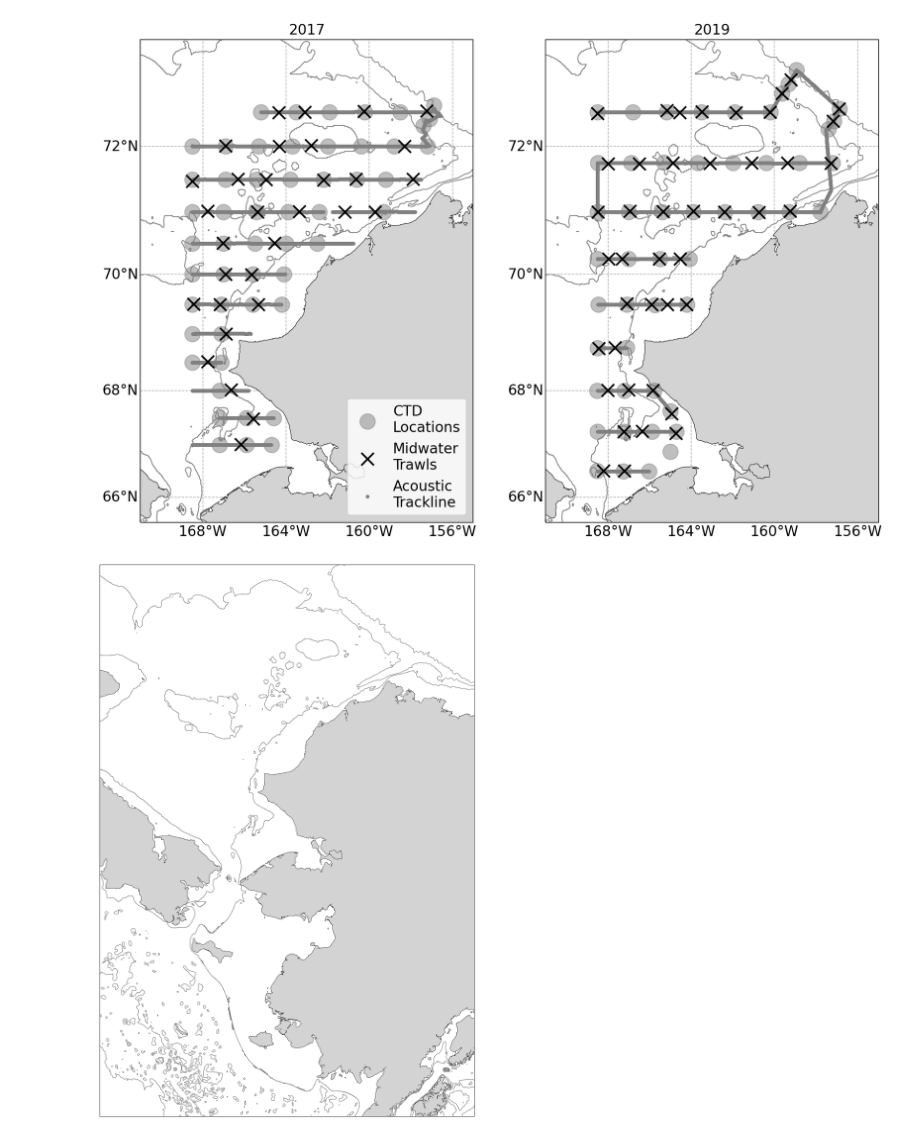
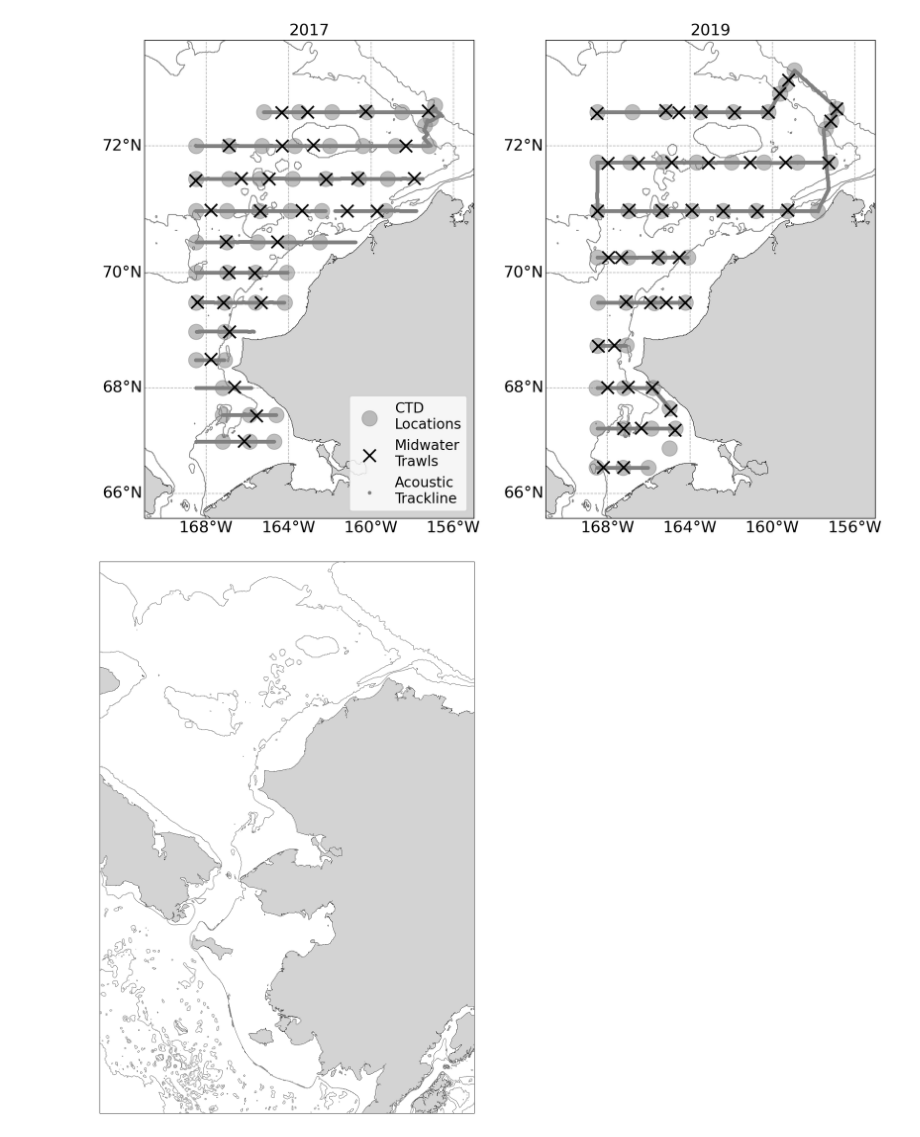
Before and after one commit to leviner/ChukchiTimeSeries, a Jupyter notebook: code/F1_eventMap.ipynb, the cells around one changed output. Saved outputs shown, nothing was run; the diff lists cells and outputs as text; code cells hidden in the pictures.

```diff
--- a/code/F1_eventMap.ipynb
+++ b/code/F1_eventMap.ipynb
@@ -56,8 +56,8 @@ gl.xlabels_top = False
 gl.ylabels_right = False
 gl.xlocator = mticker.FixedLocator([-172, -168, -164, -160, -156, -154])
 gl.ylocator = mticker.FixedLocator([57,60,62,64,66,68,70,72,74])
-gl.xlabel_style = {'size':16}
-gl.ylabel_style = {'size':16}
+gl.xlabel_style = {'size':18}
+gl.ylabel_style = {'size':18}
 gl.xformatter = LONGITUDE_FORMATTER
 gl.yformatter = LATITUDE_FORMATTER
 
@@ -68,7 +68,7 @@ a = ax.scatter(df.longitude.values, df.latitude.values,s=300,marker = 'o',faceco
 # plot the Trawl locations
 df = trawlSites[trawlSites.SURVEY == 201701]
 a = ax.scatter( df.EQ_LONGITUDE.values, df.EQ_LATITUDE.values,s=200,marker = 'x',c = 'k',linewidth=2,transform=ccrs.PlateCarree(),zorder=6)
-plt.title('2017',fontsize = 16)
+plt.title('2017',fontsize = 18)
 # plot the acoustic transect
 a = ax.scatter(acoustic17.Longitude, acoustic17.Latitude,s=10,c='grey',transform=ccrs.PlateCarree(),zorder=4)
 
@@ -78,37 +78,37 @@ cso1 = ax.contour(rlons, rlats, etopo, olevels1, colors ='grey',linewidths=1,tra
 cso3= ax.contour(rlons, rlats, etopo, olevels3, colors ='k',linewidths=.5,transform=ccrs.PlateCarree(),zorder=3)#cmap=cm.ocean)
 ax.set_extent(extent)
 
 ax=plt.subplot(122,projection=ccrs.Mercator())
 rcParams['contour.negative_linestyle'] = 'solid'
 rcParams['lines.linewidth'] = .5
 gl = ax.gridlines(crs=ccrs.PlateCarree(), draw_labels=True,linestyle='--',zorder=1)
 gl.xlabels_top = False
 gl.ylabels_right = False
 gl.xlocator = mticker.FixedLocator([-172, -168, -164, -160, -156, -154])
 gl.ylocator = mticker.FixedLocator([57,60,62,64,66,68,70,72,74])
-gl.xlabel_style = {'size':16}
-gl.ylabel_style = {'size':16}
+gl.xlabel_style = {'size':18}
+gl.ylabel_style = {'size':18}
 gl.xformatter = LONGITUDE_FORMATTER
 gl.yformatter = LATITUDE_FORMATTER
 
 # plot the CTD locations
 df = ctdSites[(ctdSites.Year == 2019)]
 a = ax.scatter(df.longitude.values, df.latitude.values,s=300,marker = 'o',facecolor= 'grey',edgecolor = 'grey',alpha=0.5,transform=ccrs.PlateCarree(),zorder=5)
 
 # plot the Trawl locations
 df = trawlSites[trawlSites.SURVEY == 201901]
 a = ax.scatter( df.EQ_LONGITUDE.values, df.EQ_LATITUDE.values,s=200,marker = 'x',c = 'k',linewidth=2,transform=ccrs.PlateCarree(),zorder=6)
 
 # plot the acoustic transect
 a = ax.scatter(acoustic19.Longitude, acoustic19.Latitude,s=10,c='grey',transform=ccrs.PlateCarree(),zorder=4)
 
-plt.title('2019',fontsize = 16)
+plt.title('2019',fontsize = 18)
 lfill = ax.contourf(rlons, rlats, etopo, olevels2, colors ='lightgrey',linewidths=1,transform=ccrs.PlateCarree(),zorder=2)#cmap=cm.ocean)
 cso1 = ax.contour(rlons, rlats, etopo, olevels1, colors ='grey',linewidths=1,transform=ccrs.PlateCarree(),zorder=0)#cmap=cm.ocean)
 cso3= ax.contour(rlons, rlats, etopo, olevels3, colors ='k',linewidths=.5,transform=ccrs.PlateCarree(),zorder=3)#cmap=cm.ocean)
 ax.set_extent(extent)
 # %% [output]
-[figure, old version]
+[figure, new version]
 # %%
 #Blank map
 figure = plt.figure(figsize=(20,20),dpi = 300)
```
Also changed, not shown: 1 other file.
